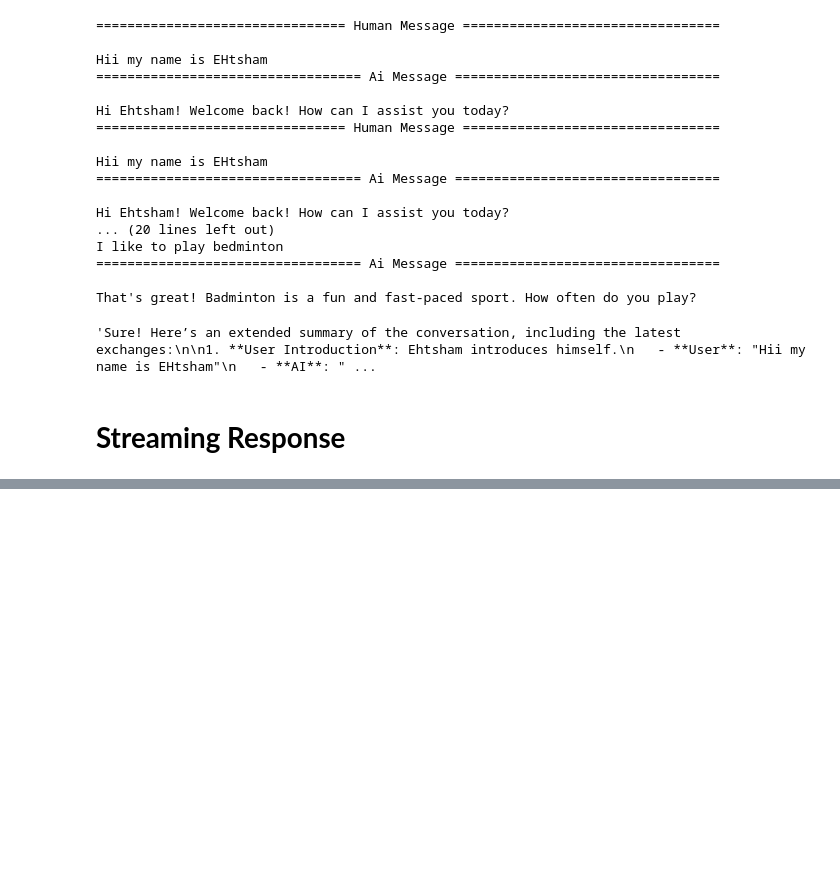
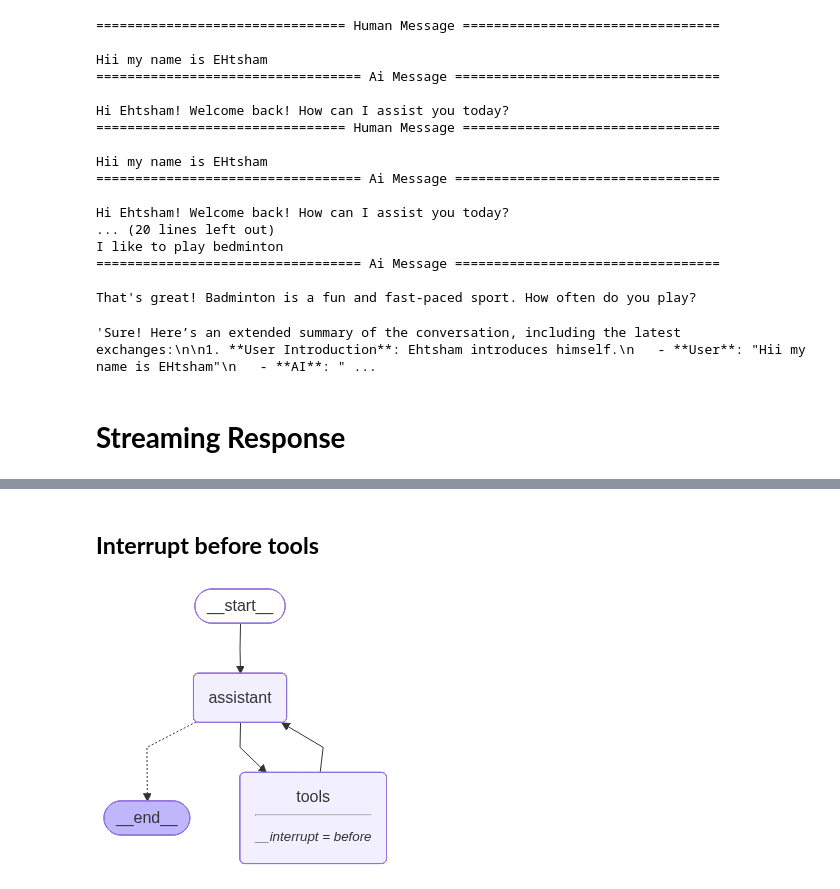
Before and after one commit to MrEhtsham0/mcp-demo, a Jupyter notebook: app/notebooks/langgraph_course.ipynb, the cells around one changed output, grey strips where cells are left out. Saved outputs shown, nothing was run; the diff lists cells and outputs as text; code cells hidden in the pictures; blank space fills up the shorter version.

```diff
--- a/app/notebooks/langgraph_course.ipynb
+++ b/app/notebooks/langgraph_course.ipynb
@@ -351,0 +698,8 @@ for chunks in graph.stream({"messages": user_input},config_stream,stream_mode="u
+# %%
+from langchain_openai import ChatOpenAI
+openai_api_key = os.getenv("OPENAI_API_KEY")
+
+
+llm = ChatOpenAI(model="gpt-4o-mini", temperature=0)
+
+llm.invoke("How to learn system design as a backend developer?").content
@@ -351,0 +720,3 @@ for chunks in graph.stream({"messages": user_input},config_stream,stream_mode="u
+# %%
+class MyState(TypedDict):
+    messages: Annotated[list[AnyMessage], add_messages]
@@ -351,0 +769,26 @@ for chunks in graph.stream({"messages": user_input},config_stream,stream_mode="u
+# %%
+def assistant(state: MyState) -> MyState:
+    messages = state["messages"]
+    llm_response = llm_with_tools.invoke(messages)
+    return {"messages": [llm_response]}
+# %% [markdown]
+## **Interrupt before tools**
+# %%
+workflow = StateGraph(MyState)
+workflow.add_node("assistant", assistant)
+workflow.add_node("tools", ToolNode(tools))
+
+workflow.add_edge(START, "assistant")
+workflow.add_edge("assistant", "tools")
+workflow.add_edge("tools", "assistant")
+workflow.add_conditional_edges(
+    "assistant",
+    tools_condition,
+)
+workflow.add_edge("assistant", END)
+
+graph = workflow.compile(interrupt_before=["tools"],checkpointer=MemorySaver())
+# %%
+display(Image(graph.get_graph().draw_mermaid_png()))
+# %% [output]
+[figure, added]
```
Also changed, not shown: parts of 65 cells of this notebook, 11 other files.
